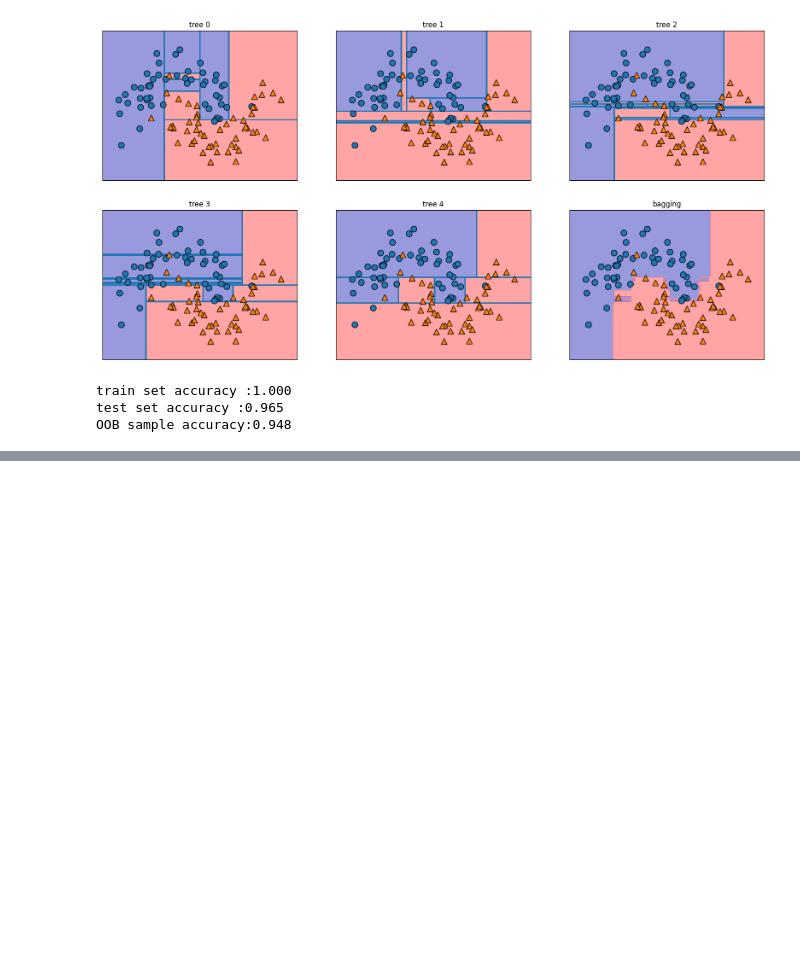
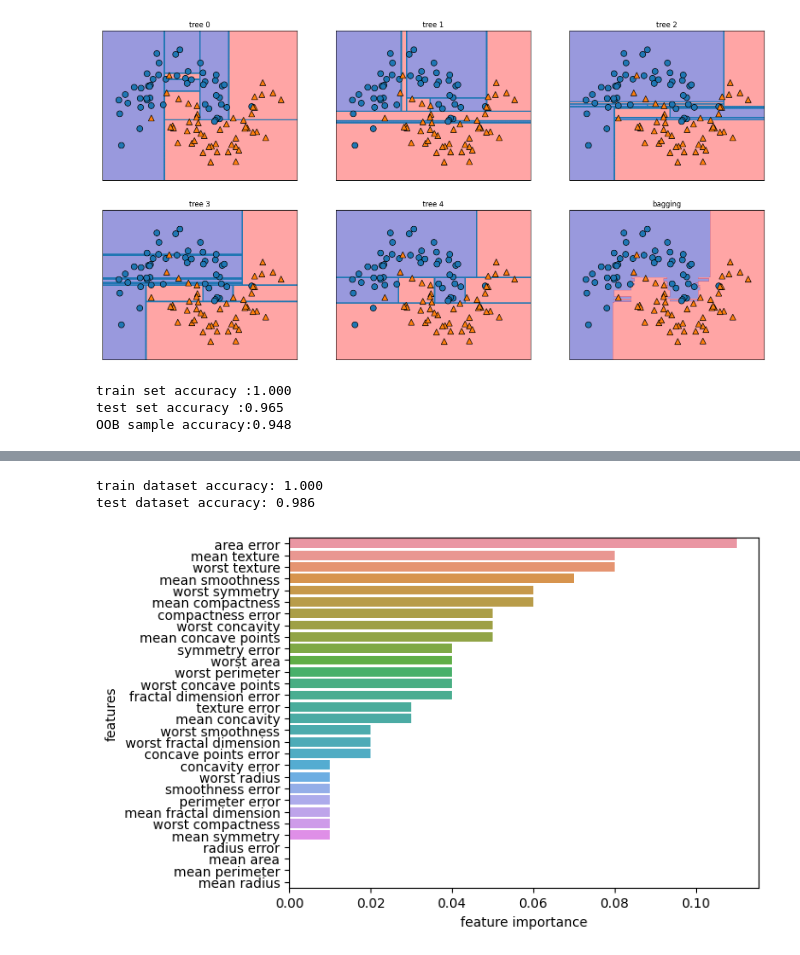
Before and after one commit to minglet/ML_study, a Jupyter notebook: ml_with_python/ensemble.ipynb, the cells around one changed output, grey strips where cells are left out. Cells and saved outputs as stored; diff of their text form; code cells hidden in the pictures; blank space fills up the shorter version.

```diff
--- a/ml_with_python/ensemble.ipynb
+++ b/ml_with_python/ensemble.ipynb
@@ -276,0 +346,34 @@ OOB sample accuracy:0.948
+# %%
+# cancer dataset 적용
+ada = AdaBoostClassifier(n_estimators=100, random_state=42)
+ada.fit(Xc_train, yc_train)
+
+print('train dataset accuracy: {0:.3f}'.format(ada.score(Xc_train, yc_train)))
+print('test dataset accuracy: {0:.3f}'.format(ada.score(Xc_test, yc_test)))
+# %% [output]
+train dataset accuracy: 1.000
+test dataset accuracy: 0.986
+# %%
+# AdaBoost에서 feature importance 확인
+import numpy as np
+import pandas as pd
+import seaborn as sns
+n_features = cancer.data.shape[1]
+
+# Series로 먼저 만들기
+features_importance = pd.Series(ada.feature_importances_, index=cancer.feature_names)
+features_importance = features_importance.sort_values(ascending=False)
+sns.barplot(x=features_importance, y=features_importance.index)
+plt.xlabel('feature importance')
+plt.ylabel('features')
+plt.show()
+
+# plt 이용하기 (정렬 안됨)
+# plt.barh(range(n_features), ada.feature_importances_, align='center')
+# plt.yticks(np.arange(n_features), cancer.feature_names)
+# plt.xlabel('feature importance')
+# plt.ylabel('features')
+# plt.ylim(-1, n_features)
+# plt.show()
+# %% [output]
+[figure, added]
```
Also changed, not shown: parts of 13 cells of this notebook.
